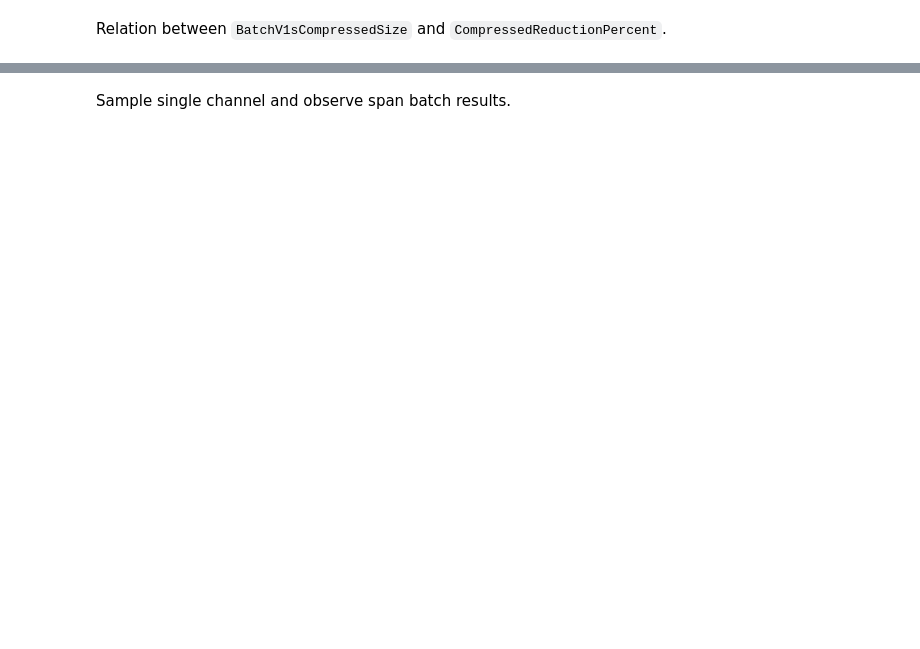
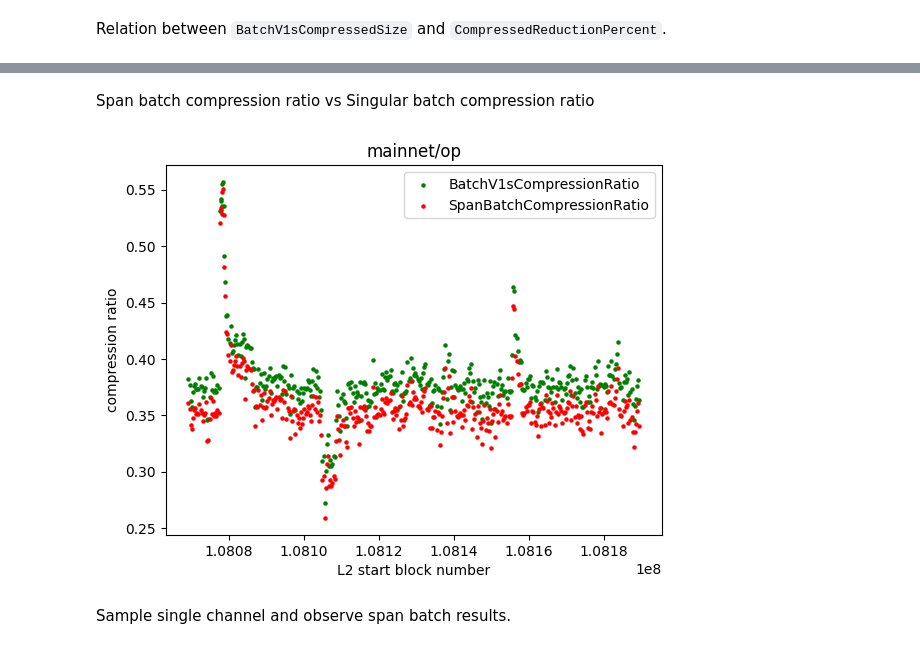
Before and after one commit to testinprod-io/optimism, a Jupyter notebook: op-node/span-batch-analysis.ipynb, the cells around one changed output, grey strips where cells are left out. Cells and saved outputs as stored; diff of their text form; code cells hidden in the pictures; blank space fills up the shorter version.

```diff
--- a/op-node/span-batch-analysis.ipynb
+++ b/op-node/span-batch-analysis.ipynb
@@ -289,3 +286,30 @@ SyntaxError: invalid syntax (1750613507.py, line 1)
+# %% [markdown]
+Span batch compression ratio vs Singular batch compression ratio
+# %%
+Xs = []
+Ys = []
+Zs = []
+for channel_id in channel_ids:
+      filename = f"{TARGET_DIR}/{channel_id}.json"
+      with open(filename) as f:
+            result = json.load(f)
+            l2_start_num = result["L2StartNum"]
+            Xs.append(l2_start_num)
+            batchv1s_compression_ratio = result["BatchV1sCompressionRatio"]
+            Ys.append(batchv1s_compression_ratio)
+            spanbatch_compression_ratio = result["SpanBatchCompressionRatio"]
+            Zs.append(spanbatch_compression_ratio)
+
+
+batchv1s_handle = plt.scatter(Xs, Ys, s=5, label="BatchV1sCompressionRatio", c="green")
+spanbatch_handle = plt.scatter(Xs, Zs, s=5, label="SpanBatchCompressionRatio", c="red")
+plt.xlabel("L2 start block number")
+plt.ylabel("compression ratio")
+plt.legend(handles=[batchv1s_handle, spanbatch_handle])
+plt.title(CHAIN_NAME)
+plt.show()
+# %% [output]
+[figure, added]
 # %% [markdown]
 Sample single channel and observe span batch results.
 # %%
```
Also changed, not shown: parts of 13 cells of this notebook.
